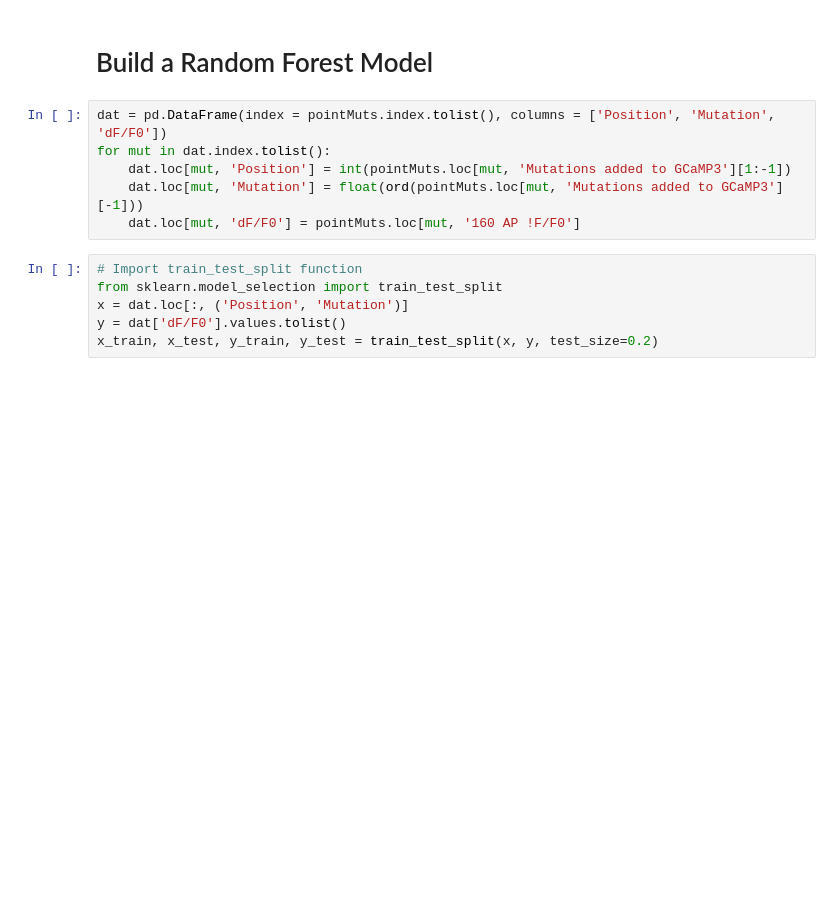
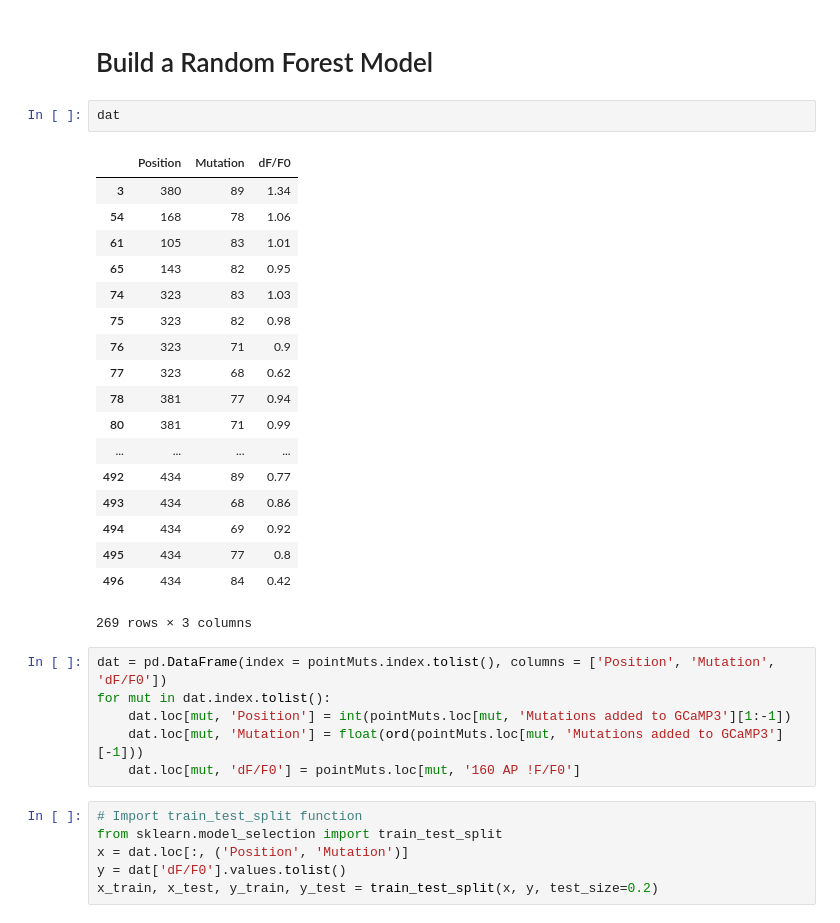
Before and after one commit to nguyenvanessa/GCaMP, a Jupyter notebook: GCaMP6 Preprocessing.ipynb, the cells around one changed output. Saved outputs shown, nothing was run; the diff lists cells and outputs as text; blank space fills up the shorter version.

```diff
--- a/GCaMP6 Preprocessing.ipynb
+++ b/GCaMP6 Preprocessing.ipynb
@@ -74,5 +90,26 @@ plt.show()
 # %% [markdown]
 # Build a Random Forest Model
+# %%
+dat
+# %% [output]
+|  | Position | Mutation | dF/F0 |
+| 3 | 380 | 89 | 1.34 |
+| 54 | 168 | 78 | 1.06 |
+| 61 | 105 | 83 | 1.01 |
+| 65 | 143 | 82 | 0.95 |
+| 74 | 323 | 83 | 1.03 |
+| 75 | 323 | 82 | 0.98 |
+| 76 | 323 | 71 | 0.9 |
+| 77 | 323 | 68 | 0.62 |
+| 78 | 381 | 77 | 0.94 |
+| 80 | 381 | 71 | 0.99 |
+| ... | ... | ... | ... |
+| 492 | 434 | 89 | 0.77 |
+| 493 | 434 | 68 | 0.86 |
+| 494 | 434 | 69 | 0.92 |
+| 495 | 434 | 77 | 0.8 |
+| 496 | 434 | 84 | 0.42 |
+269 rows × 3 columns
 # %%
 dat = pd.DataFrame(index = pointMuts.index.tolist(), columns = ['Position', 'Mutation', 'dF/F0'])
 for mut in dat.index.tolist():
```
Also changed, not shown: parts of 7 cells of this notebook, 8 other files.
